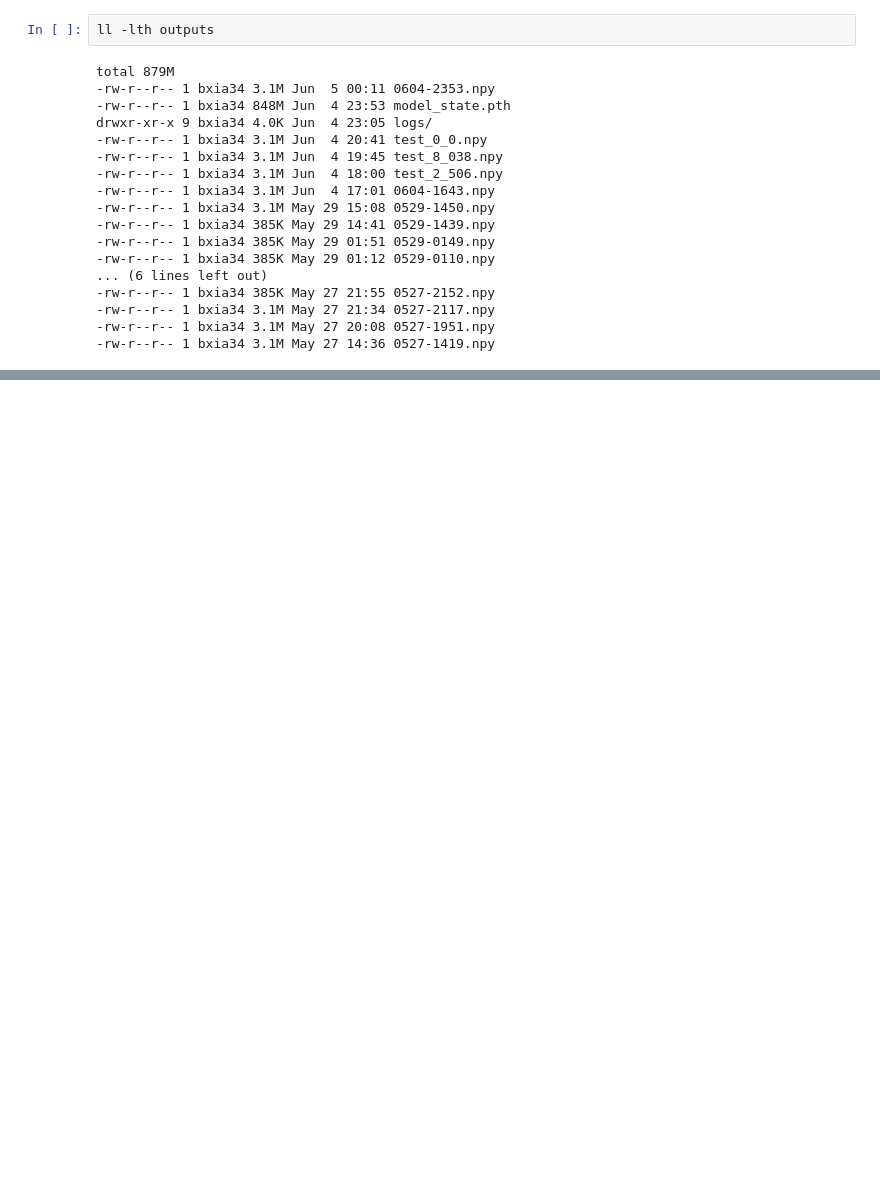
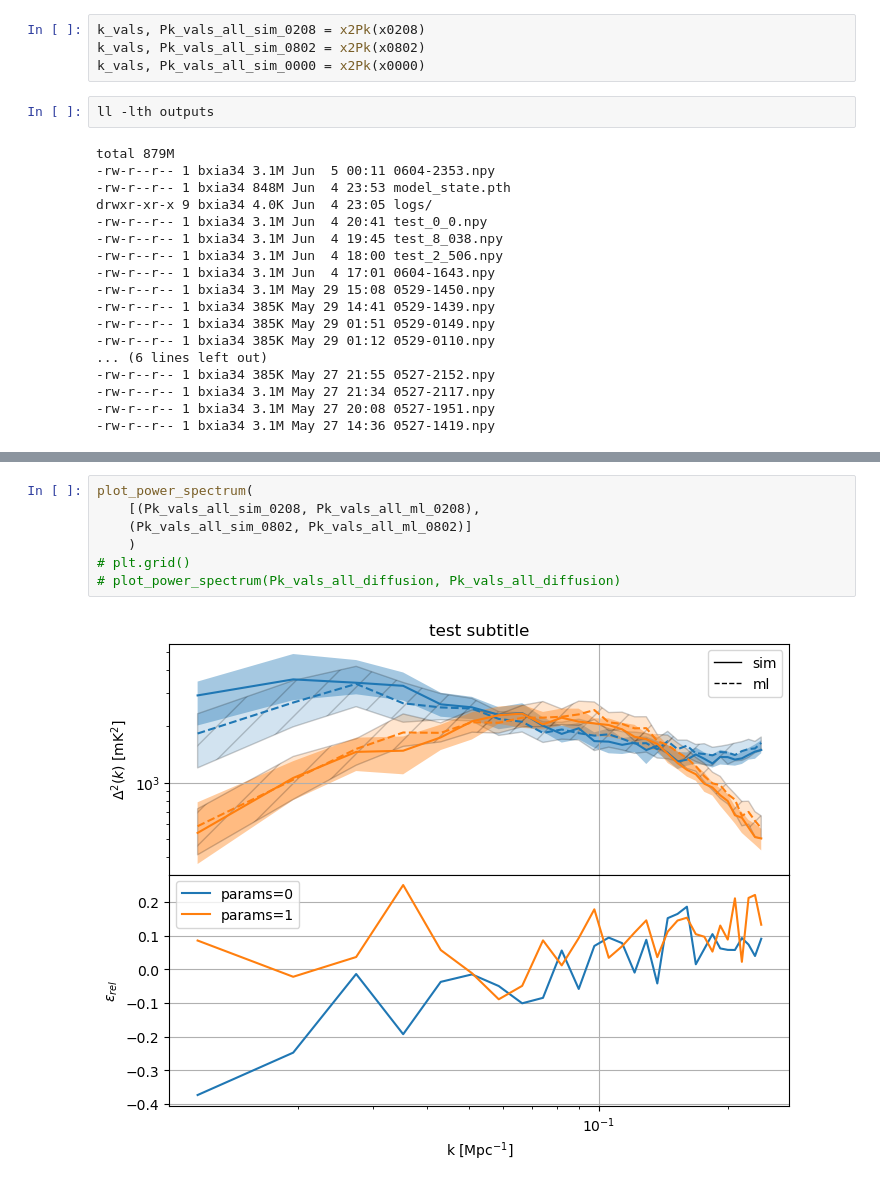
Before and after one commit to Xsmos/ml21cm, a Jupyter notebook: quantify_results.ipynb, the cells around one changed output, grey strips where cells are left out. Drawn from its saved outputs; the diff is of its cells as text; blank space fills up the shorter version.

```diff
--- a/quantify_results.ipynb
+++ b/quantify_results.ipynb
@@ -215,6 +177,10 @@ Pk_vals_all_sim = Pk_vals_all
 # plt.xlim(xmin=1e-2)
 # plt.legend()
 # plt.grid(True)
+# %%
+k_vals, Pk_vals_all_sim_0208 = x2Pk(x0208)
+k_vals, Pk_vals_all_sim_0802 = x2Pk(x0802)
+k_vals, Pk_vals_all_sim_0000 = x2Pk(x0000)
 # %%
 ll -lth outputs
 # %% [output]
@@ -337,2 +295,11 @@ plt.hlines(-0.1,0.01,0.3)
+# %%
+plot_power_spectrum(
+    [(Pk_vals_all_sim_0208, Pk_vals_all_ml_0208),
+    (Pk_vals_all_sim_0802, Pk_vals_all_ml_0802)]
+    )
+# plt.grid()
+# plot_power_spectrum(Pk_vals_all_diffusion, Pk_vals_all_diffusion)
+# %% [output]
+[figure, added]
 # %%
 # for i in range(24):
```
Also changed, not shown: parts of 29 cells of this notebook.
